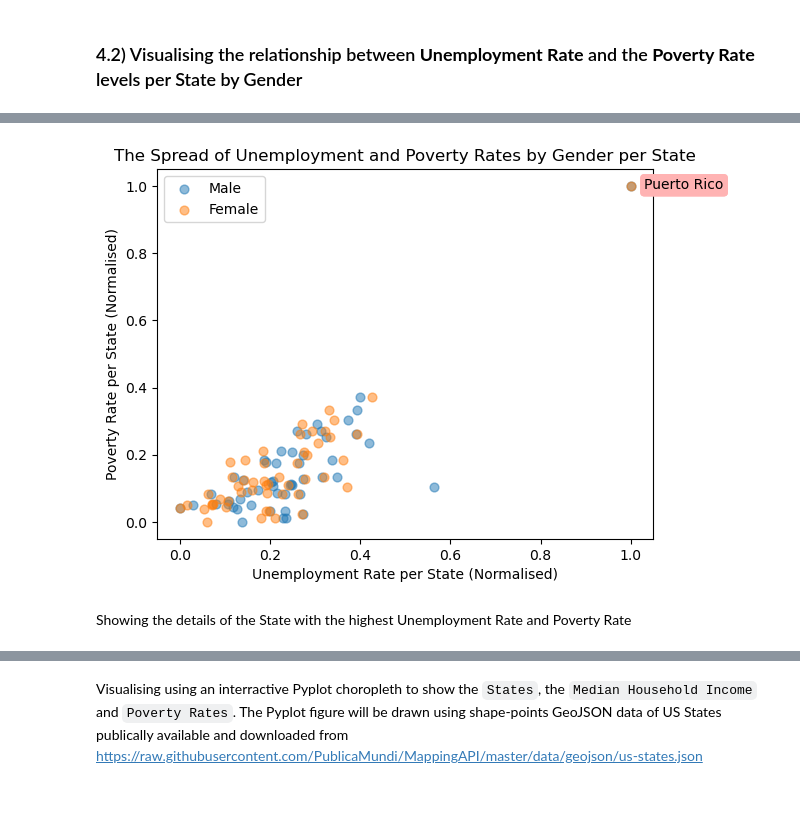
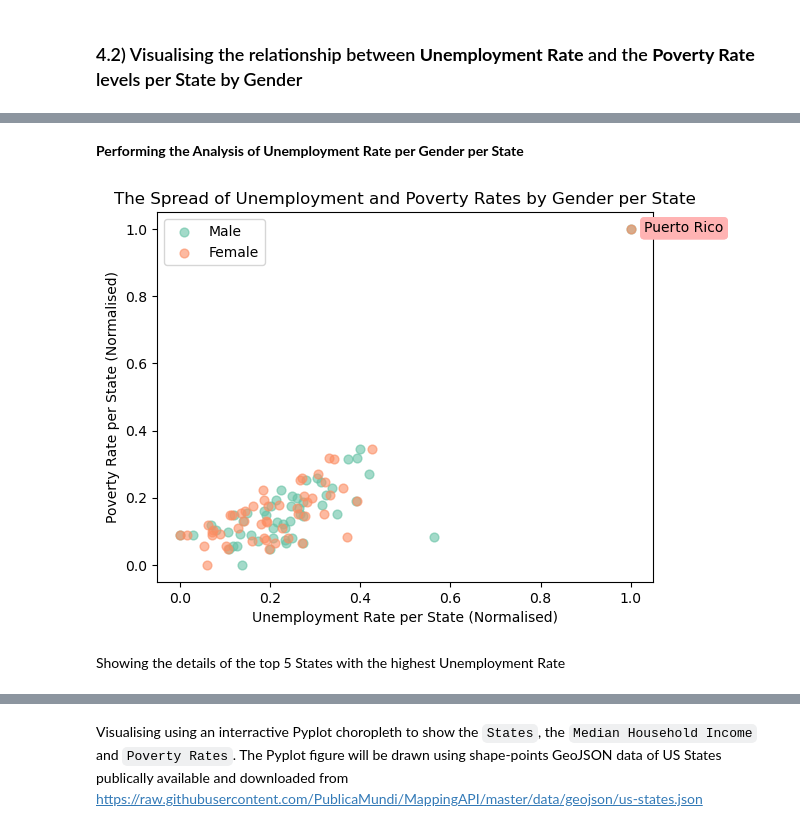
Before and after one commit to kaymighty86/us-poverty-rate-analysis, a Jupyter notebook: us_poverty_rate_analysis_notebook.ipynb, the cells around one changed output, grey strips where cells are left out. Cells and saved outputs as stored; diff of their text form; code cells hidden in the pictures; blank space fills up the shorter version.

```diff
--- a/us_poverty_rate_analysis_notebook.ipynb
+++ b/us_poverty_rate_analysis_notebook.ipynb
@@ -315,0 +313,4 @@ filtered_df.head(1)
+# %%
+#multiply the total population by poverty rate in each county to find the poverty population in each county
+filtered_df["poverty_population"] = (filtered_df["totalpop"] * (filtered_df["pr_p"] / 100)).astype("int64")
+filtered_df[["state_name","totalpop", "pr_p","poverty_population"]].head()
@@ -438,3 +426,6 @@ filtered_df[filtered_df["2022_med_household_inc"] == filtered_df["2022_med_house
+# %%
+#setting the matplotlib color styles
+sns.set_palette("Set2")
 # %% [markdown]
 ### 3.2) Checking the Distribution of each Variable and Showing Outliers
 
@@ -485,14 +574,14 @@ __Visulalising a scatter plot for some of the variables that show correlation fo
 # %% [markdown]
 1) centre-based care prices against family child-care prices
 # %%
-#fc=(0.5, 0.7, 0.9)
 def visualiseReationship(x, y, xlabel, ylabel, data_label = None, max_annot_text = "", marker = ".", transparent = False, size = 20):
     #scale the variables around their mean
     x_norm = (x - x.min()) / (x.max() - x.min()) #normalise the values of x
     y_norm = (y - y.min()) / (y.max() - y.min()) #normalise the values of y
-    opacity = 1 if transparent == False else 0.5
+    opacity = 1 if transparent == False else 0.6
 
     plt.scatter(x_norm, y_norm, marker=marker, label=data_label, alpha=opacity, s=size)
+
     if max_annot_text:
         plt.annotate(max_annot_text, xy = (x_norm.max()+0.03, y_norm.max()-0.01), bbox=dict(boxstyle="round", fc=(1.0, 0.7, 0.7), ec="none"))
     plt.xlabel(f"{xlabel} (Normalised)")
@@ -640,0 +750,21 @@ The visualisation showed a correlation in the trends of poverty rate and unemplo
+# %%
+#drop some columns which does not need not be aggregated using the mean and group the rest by the state name and other variables using the mean
+states_data = filtered_df.drop(["population", "poverty_population", "poverty_rate", "county_name","county_fips_code","1_breadwinner_hh","2_breadwinners_hh"], axis=1).groupby(["state_name","state_abbreviation"], as_index=False).mean()
+#aggregate the States population, poverty population and the breadwinner-type variables by summing each of them
+states_populations = filtered_df[["state_name","population", "poverty_population", "1_breadwinner_hh","2_breadwinners_hh"]].groupby("state_name", as_index=False).sum()
+#calculating a new statistically accurate state-level poverty rate
+states_populations["poverty_rate"] = ((states_populations["poverty_population"] / states_populations["population"]) * 100).round(2)
+
+#merge the states populations dataset with the main states data
+states_data = states_data.merge(states_populations, how="inner")
+
+#doing further preprosessing on the new subset
+states_data["2022_med_household_inc"] = states_data["2022_med_household_inc"].round(2) #round up the medium household income to 2 decimal places
+states_data = states_data.rename({ #renaming some columns for clearer labeling in the map
+    "2022_med_household_inc": "Median Household Income ($)",
+    "state_name": "State Name",
+    "state_abbreviation": "Abbreviation",
+    "poverty_rate": "Poverty Rate (%)"
+}, axis = 1)
+
+states_data.head()
@@ -641,15 +778,17 @@ The visualisation showed a correlation in the trends of poverty rate and unemplo
+# %% [markdown]
+**Performing the Analysis of Unemployment Rate per Gender per State**
 # %%
-male_data = filtered_df[["state_name", "poverty_rate", "male_unemployed_rate"]].groupby(["state_name"]).mean()
-female_data = filtered_df[["state_name", "poverty_rate", "female_unemployed_rate"]].groupby(["state_name"]).mean()
-m_max_annotate_text = male_data[male_data["poverty_rate"] == male_data["poverty_rate"].max()].index[0] #to show the name of the state with the highest level of unemployment rate to poverty rate
-f_max_annotate_text = female_data[female_data["poverty_rate"] == female_data["poverty_rate"].max()].index[0] #to show the name of the state with the highest level of unemployment rate to poverty rate
+male_data = states_data[["State Name", "Poverty Rate (%)", "male_unemployed_rate"]]
+female_data = states_data[["State Name", "Poverty Rate (%)", "female_unemployed_rate"]]
+m_max_annotate_text = male_data[male_data["Poverty Rate (%)"] == male_data["Poverty Rate (%)"].max()]["State Name"].iloc[0] #to show the name of the state with the highest level of unemployment rate to poverty rate
+f_max_annotate_text = female_data[female_data["Poverty Rate (%)"] == female_data["Poverty Rate (%)"].max()]["State Name"].iloc[0] #to show the name of the state with the highest level of unemployment rate to poverty rate
 
-visualiseReationship(male_data["male_unemployed_rate"], male_data["poverty_rate"], data_label="Male", ylabel="Poverty Rate per State", xlabel="Unemployment Rate per State", max_annot_text = m_max_annotate_text,  marker="o", transparent=True, size = 40)
-visualiseReationship(female_data["female_unemployed_rate"], female_data["poverty_rate"], data_label="Female", ylabel="Poverty Rate per State", xlabel="Unemployment Rate per State", max_annot_text = m_max_annotate_text, marker="o", transparent=True, size = 40)
+visualiseReationship(male_data["male_unemployed_rate"], male_data["Poverty Rate (%)"], data_label="Male", ylabel="Poverty Rate per State", xlabel="Unemployment Rate per State", max_annot_text = m_max_annotate_text,  marker="o", transparent=True, size = 40)
+visualiseReationship(female_data["female_unemployed_rate"], female_data["Poverty Rate (%)"], data_label="Female", ylabel="Poverty Rate per State", xlabel="Unemployment Rate per State", max_annot_text = m_max_annotate_text, marker="o", transparent=True, size = 40)
 plt.title("The Spread of Unemployment and Poverty Rates by Gender per State")
 plt.legend()
 plt.show()
 # %% [output]
-[figure, old version]
+[figure, new version]
 # %% [markdown]
-Showing the details of the State with the highest Unemployment Rate and Poverty Rate
+Showing the details of the top 5 States with the highest Unemployment Rate
```
Also changed, not shown: parts of 97 cells of this notebook, 3 other files.
